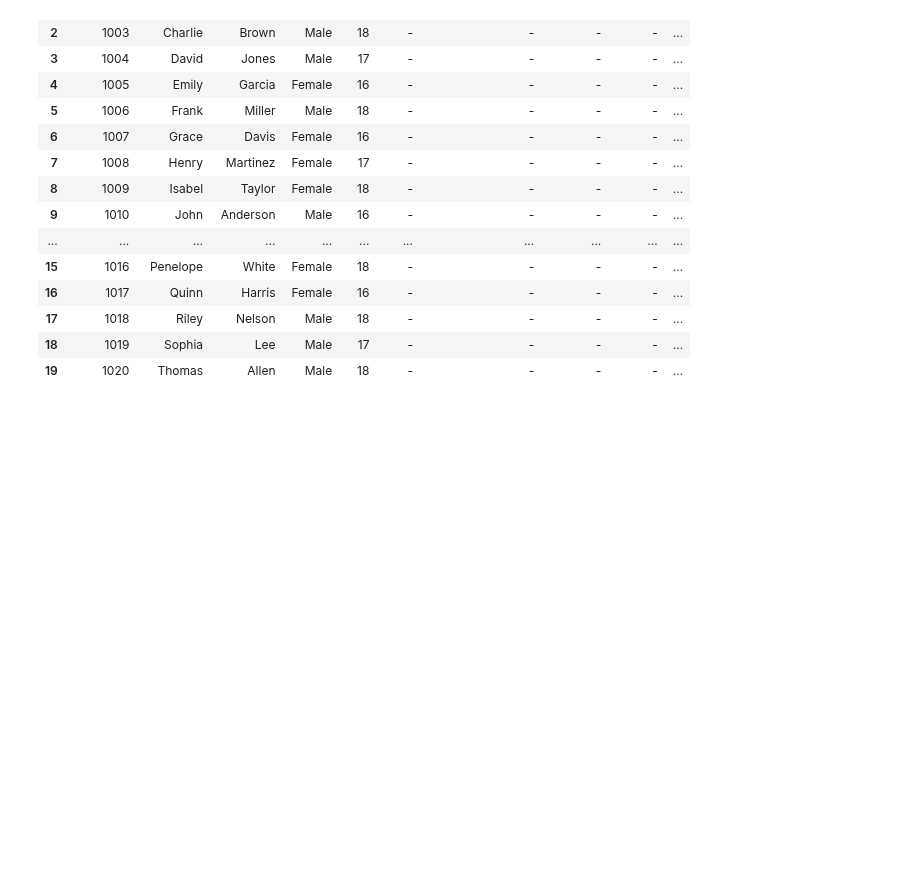
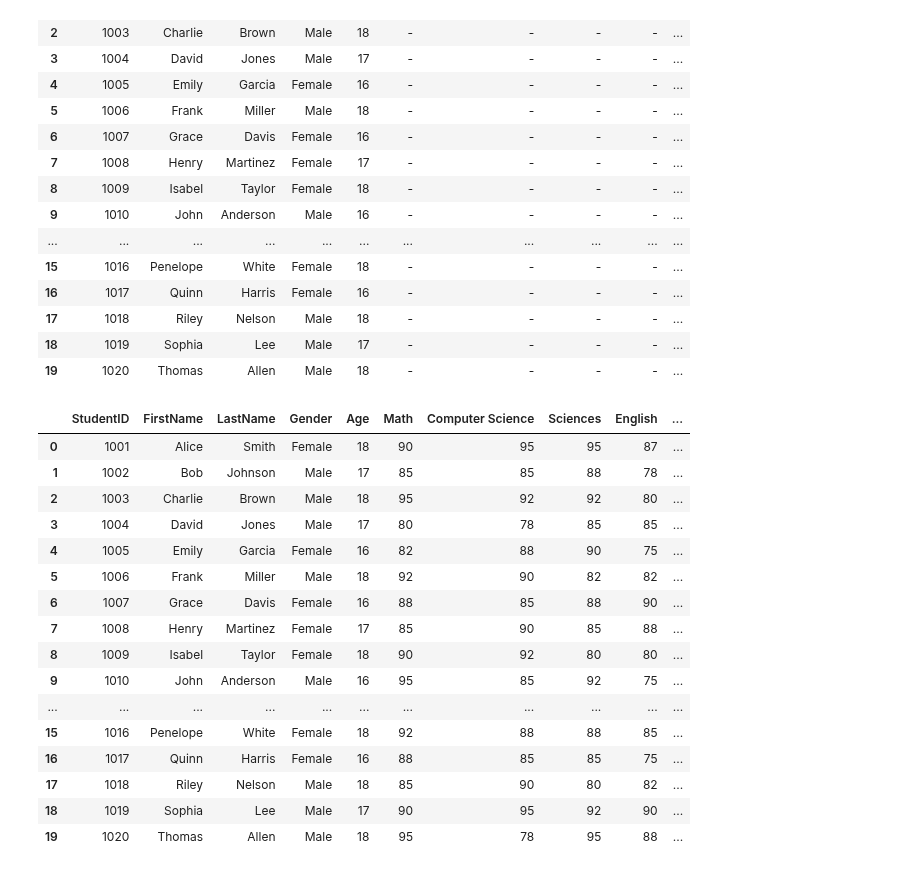
Before and after one commit to Ronnie5562/ML002, a Jupyter notebook: Section2/Pandas/Updating.ipynb, the cells around one changed output. Drawn from its saved outputs; the diff is of its cells as text; code cells hidden in the pictures; blank space fills up the shorter version.

```diff
--- a/Section2/Pandas/Updating.ipynb
+++ b/Section2/Pandas/Updating.ipynb
@@ -155,3 +155,30 @@ students_df
 | 17 | 1018 | Riley | Nelson | Male | 18 | - | - | - | - | ... |
 | 18 | 1019 | Sophia | Lee | Male | 17 | - | - | - | - | ... |
 | 19 | 1020 | Thomas | Allen | Male | 18 | - | - | - | - | ... |
+# %%
+# so they took the exams anr we need to input their scores back.
+students_df["Computer Science"] = [95, 85, 92, 78, 88, 90, 85, 90, 92, 85, 90, 85, 75, 80, 92, 88, 85, 90, 95, 78]
+students_df["Math"] = [90, 85, 95, 80, 82, 92, 88, 85, 90, 95, 75, 85, 95, 80, 82, 92, 88, 85, 90, 95]
+students_df["English"] = [87, 78, 80, 85, 75, 82, 90, 88, 80, 75, 92, 90, 85, 78, 80, 85, 75, 82, 90, 88]
+students_df["Sciences"] = [95, 88, 92, 85, 90, 82, 88, 85, 80, 92, 88, 92, 85, 90, 82, 88, 85, 80, 92, 95]
+students_df["GPA"] = [3.89, 2.99, 3.89, 3.09, 3.31, 3.51, 3.38, 3.28, 3.02, 3.73, 3.12, 3.21, 2.95, 3.10, 3.15, 3.38, 3.09, 3.27, 3.45, 3.01]
+# %%
+students_df
+# %% [output]
+|  | StudentID | FirstName | LastName | Gender | Age | Math | Computer Science | Sciences | English | ... |
+| 0 | 1001 | Alice | Smith | Female | 18 | 90 | 95 | 95 | 87 | ... |
+| 1 | 1002 | Bob | Johnson | Male | 17 | 85 | 85 | 88 | 78 | ... |
+| 2 | 1003 | Charlie | Brown | Male | 18 | 95 | 92 | 92 | 80 | ... |
+| 3 | 1004 | David | Jones | Male | 17 | 80 | 78 | 85 | 85 | ... |
+| 4 | 1005 | Emily | Garcia | Female | 16 | 82 | 88 | 90 | 75 | ... |
+| 5 | 1006 | Frank | Miller | Male | 18 | 92 | 90 | 82 | 82 | ... |
+| 6 | 1007 | Grace | Davis | Female | 16 | 88 | 85 | 88 | 90 | ... |
+| 7 | 1008 | Henry | Martinez | Female | 17 | 85 | 90 | 85 | 88 | ... |
+| 8 | 1009 | Isabel | Taylor | Female | 18 | 90 | 92 | 80 | 80 | ... |
+| 9 | 1010 | John | Anderson | Male | 16 | 95 | 85 | 92 | 75 | ... |
+| ... | ... | ... | ... | ... | ... | ... | ... | ... | ... | ... |
+| 15 | 1016 | Penelope | White | Female | 18 | 92 | 88 | 88 | 85 | ... |
+| 16 | 1017 | Quinn | Harris | Female | 16 | 88 | 85 | 85 | 75 | ... |
+| 17 | 1018 | Riley | Nelson | Male | 18 | 85 | 90 | 80 | 82 | ... |
+| 18 | 1019 | Sophia | Lee | Male | 17 | 90 | 95 | 92 | 90 | ... |
+| 19 | 1020 | Thomas | Allen | Male | 18 | 95 | 78 | 95 | 88 | ... |
```
Also changed, not shown: parts of 18 cells of this notebook, 1 other file.
